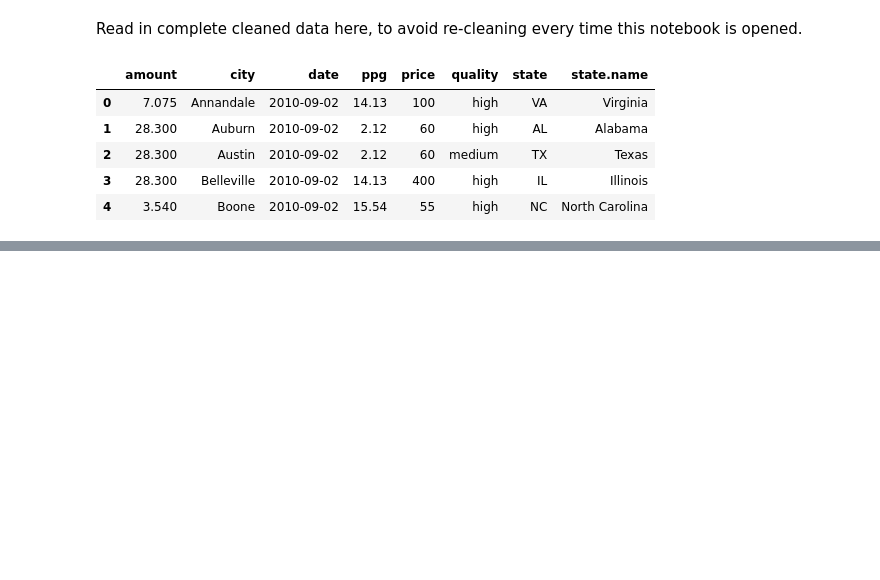
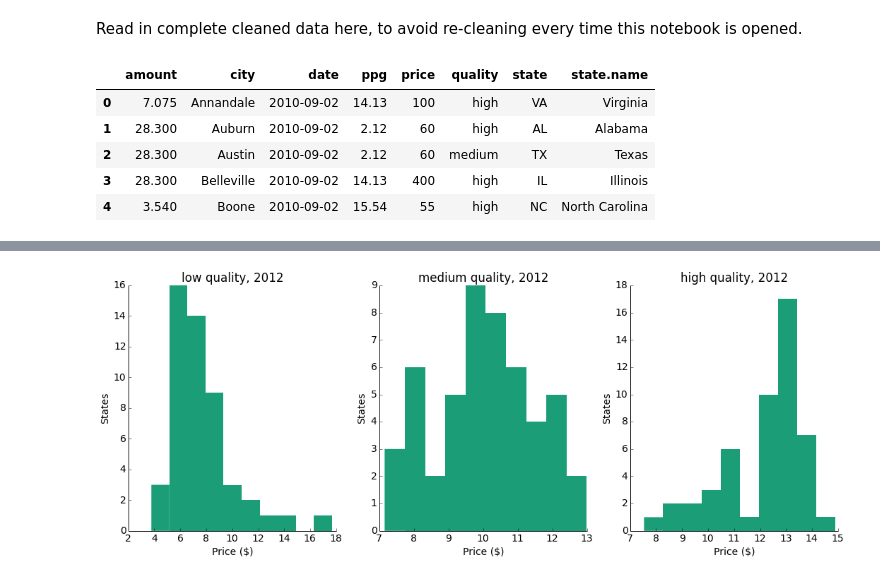
Before and after one commit to rlucioni/viz, a Jupyter notebook: marijuana/marijuana.ipynb, the cells around one changed output, grey strips where cells are left out. Saved outputs shown, nothing was run; the diff lists cells and outputs as text; code cells hidden in the pictures; blank space fills up the shorter version.

```diff
--- a/marijuana/marijuana.ipynb
+++ b/marijuana/marijuana.ipynb
@@ -220,0 +277,4 @@ clean_data.head()
+# %%
+plot_price_distributions('2012')
+# %% [output]
+[figure, added]
```
Also changed, not shown: parts of 31 cells of this notebook, 27 other files.
